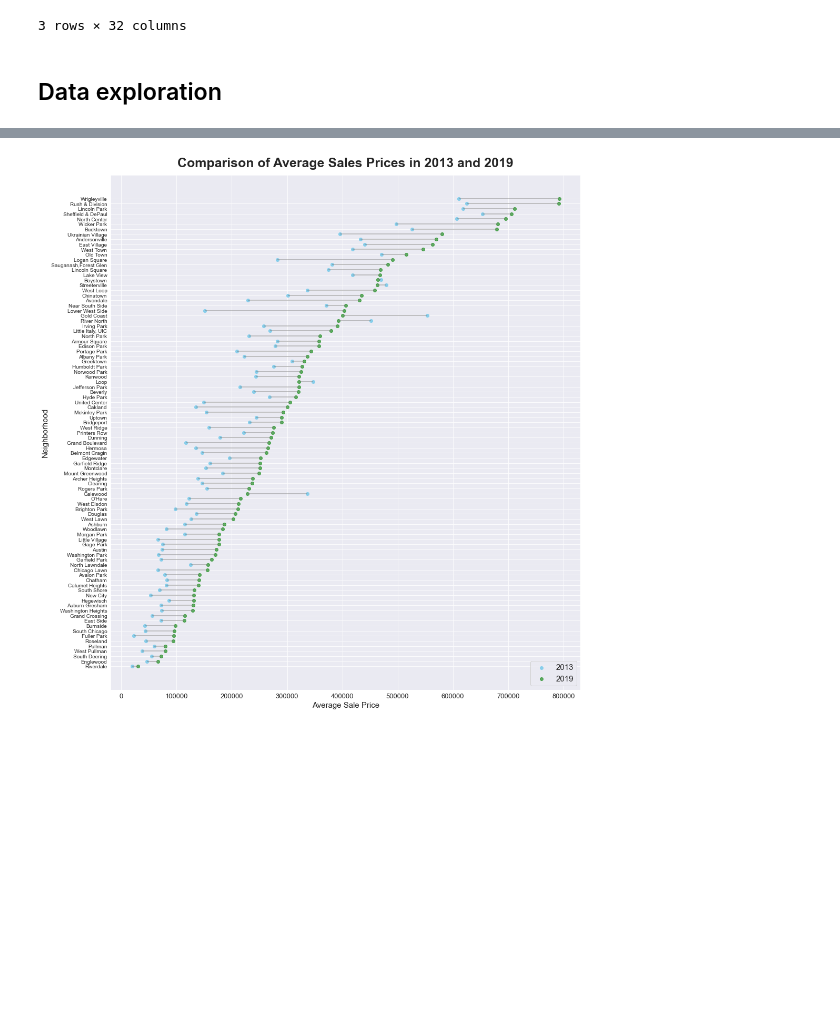
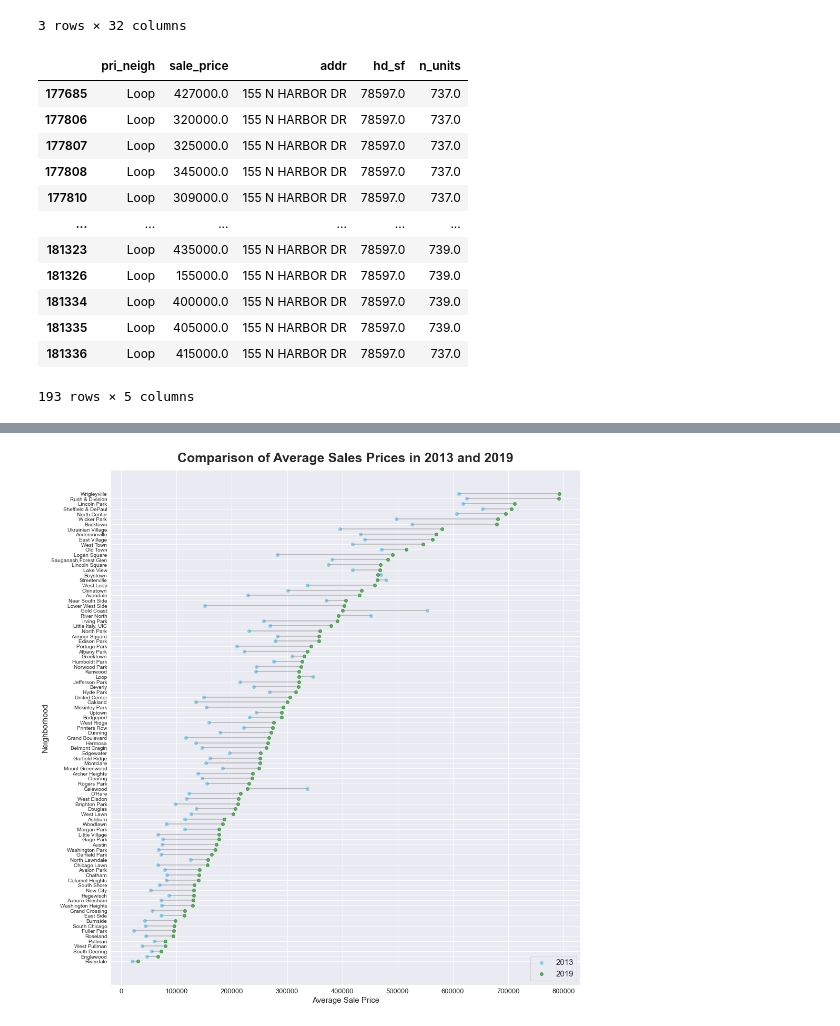
Before and after one commit to ymericson/ml-project, a Jupyter notebook: data_viz.ipynb, the cells around one changed output, grey strips where cells are left out. Drawn from its saved outputs; the diff is of its cells as text; code cells hidden in the pictures; blank space fills up the shorter version.

```diff
--- a/data_viz.ipynb
+++ b/data_viz.ipynb
@@ -45,2 +35,16 @@ final_df = final_df[['Year', 'sale_price', 'hb_sf', ]]
-# %% [markdown]
-## Data exploration
+# %%
+final_df[final_df['addr'] == '155 N HARBOR DR'][['pri_neigh', 'sale_price', 'addr', 'hd_sf', 'n_units']]
+# %% [output]
+|  | pri_neigh | sale_price | addr | hd_sf | n_units |
+| 177685 | Loop | 427000.0 | 155 N HARBOR DR | 78597.0 | 737.0 |
+| 177806 | Loop | 320000.0 | 155 N HARBOR DR | 78597.0 | 737.0 |
+| 177807 | Loop | 325000.0 | 155 N HARBOR DR | 78597.0 | 737.0 |
+| 177808 | Loop | 345000.0 | 155 N HARBOR DR | 78597.0 | 737.0 |
+| 177810 | Loop | 309000.0 | 155 N HARBOR DR | 78597.0 | 737.0 |
+| ... | ... | ... | ... | ... | ... |
+| 181323 | Loop | 435000.0 | 155 N HARBOR DR | 78597.0 | 739.0 |
+| 181326 | Loop | 155000.0 | 155 N HARBOR DR | 78597.0 | 739.0 |
+| 181334 | Loop | 400000.0 | 155 N HARBOR DR | 78597.0 | 739.0 |
+| 181335 | Loop | 405000.0 | 155 N HARBOR DR | 78597.0 | 739.0 |
+| 181336 | Loop | 415000.0 | 155 N HARBOR DR | 78597.0 | 737.0 |
+193 rows × 5 columns
```
Also changed, not shown: parts of 15 cells of this notebook, 2 other files.
